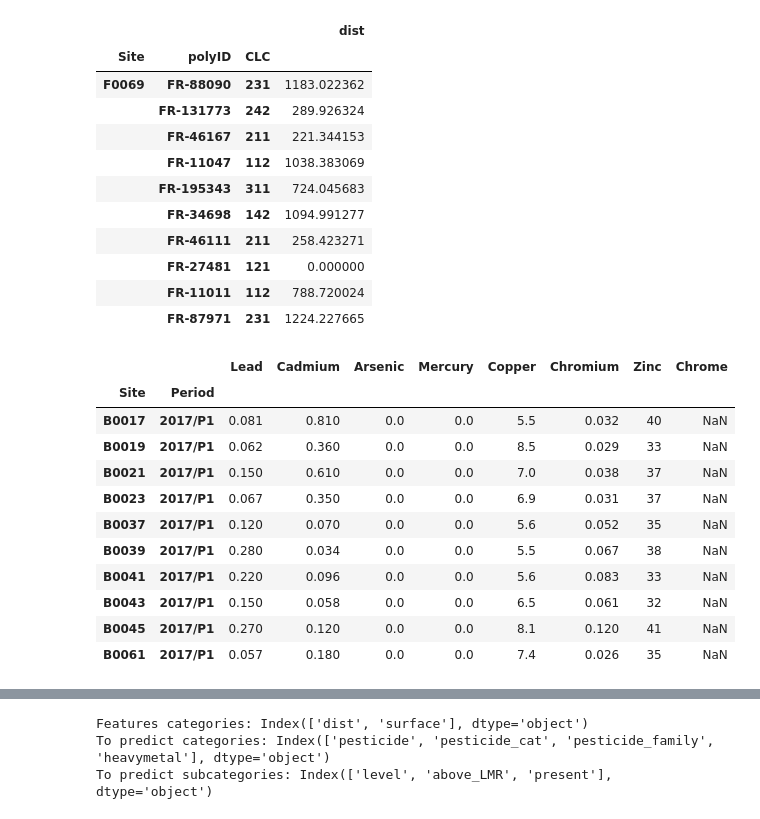
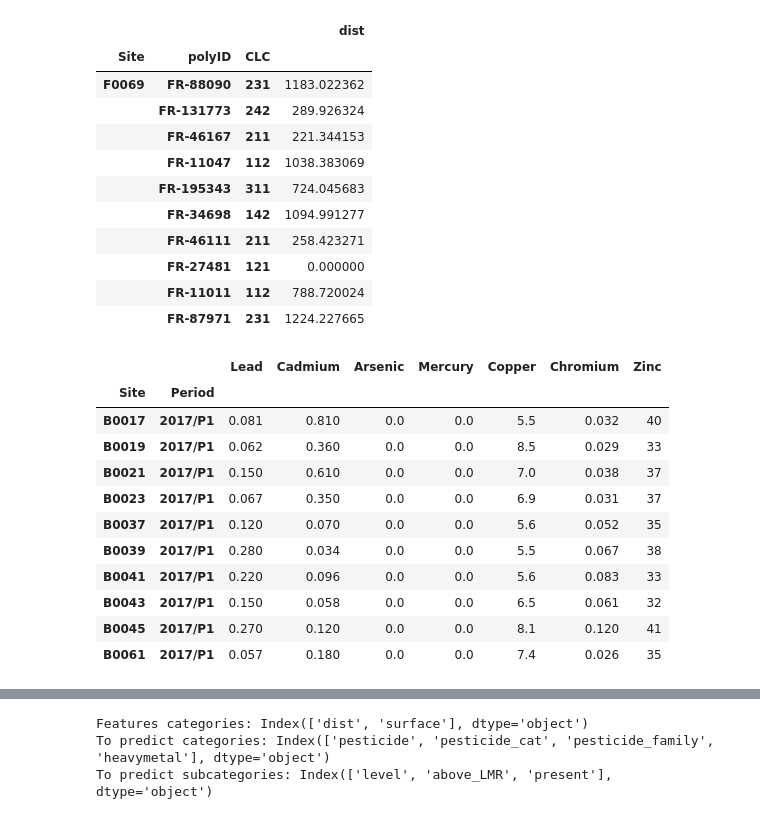
Before and after one commit to EbubekirKocadag/hackathon_beeodiversity, a Jupyter notebook: Draft_beeodiversity.ipynb, the cells around one changed output, grey strips where cells are left out. Drawn from its saved outputs; the diff is of its cells as text; code cells hidden in the pictures.

Commit message:
on the jupyter notebook, droped column Chrome and add it to column Chromium since it's the same think to delete all NaN value

```diff
--- a/Draft_beeodiversity.ipynb
+++ b/Draft_beeodiversity.ipynb
@@ -177,22 +177,25 @@ disthive.head(10)
 |  | FR-27481 | 121 | 0.000000 |
 |  | FR-11011 | 112 | 788.720024 |
 |  | FR-87971 | 231 | 1224.227665 |
-# %%
-heavy_metal_periods = load_periods("HM")
-heavy_metal_periods.head(10)
-# %% [output]
-|  |  | Lead | Cadmium | Arsenic | Mercury | Copper | Chromium | Zinc | Chrome |
-| Site | Period |  |  |  |  |  |  |  |  |
-| B0017 | 2017/P1 | 0.081 | 0.810 | 0.0 | 0.0 | 5.5 | 0.032 | 40 | NaN |
-| B0019 | 2017/P1 | 0.062 | 0.360 | 0.0 | 0.0 | 8.5 | 0.029 | 33 | NaN |
-| B0021 | 2017/P1 | 0.150 | 0.610 | 0.0 | 0.0 | 7.0 | 0.038 | 37 | NaN |
-| B0023 | 2017/P1 | 0.067 | 0.350 | 0.0 | 0.0 | 6.9 | 0.031 | 37 | NaN |
-| B0037 | 2017/P1 | 0.120 | 0.070 | 0.0 | 0.0 | 5.6 | 0.052 | 35 | NaN |
-| B0039 | 2017/P1 | 0.280 | 0.034 | 0.0 | 0.0 | 5.5 | 0.067 | 38 | NaN |
-| B0041 | 2017/P1 | 0.220 | 0.096 | 0.0 | 0.0 | 5.6 | 0.083 | 33 | NaN |
-| B0043 | 2017/P1 | 0.150 | 0.058 | 0.0 | 0.0 | 6.5 | 0.061 | 32 | NaN |
-| B0045 | 2017/P1 | 0.270 | 0.120 | 0.0 | 0.0 | 8.1 | 0.120 | 41 | NaN |
-| B0061 | 2017/P1 | 0.057 | 0.180 | 0.0 | 0.0 | 7.4 | 0.026 | 35 | NaN |
+# %%
+heavy_metal_periods = load_periods("HM")
+heavy_metal_periods = heavy_metal_periods.fillna(0)
+heavy_metal_periods['Chromium'] = heavy_metal_periods['Chromium'] + heavy_metal_periods['Chrome']
+heavy_metal_periods = heavy_metal_periods.drop(['Chrome'], axis=1)
+heavy_metal_periods.head(10)
+# %% [output]
+|  |  | Lead | Cadmium | Arsenic | Mercury | Copper | Chromium | Zinc |
+| Site | Period |  |  |  |  |  |  |  |
+| B0017 | 2017/P1 | 0.081 | 0.810 | 0.0 | 0.0 | 5.5 | 0.032 | 40 |
+| B0019 | 2017/P1 | 0.062 | 0.360 | 0.0 | 0.0 | 8.5 | 0.029 | 33 |
+| B0021 | 2017/P1 | 0.150 | 0.610 | 0.0 | 0.0 | 7.0 | 0.038 | 37 |
+| B0023 | 2017/P1 | 0.067 | 0.350 | 0.0 | 0.0 | 6.9 | 0.031 | 37 |
+| B0037 | 2017/P1 | 0.120 | 0.070 | 0.0 | 0.0 | 5.6 | 0.052 | 35 |
+| B0039 | 2017/P1 | 0.280 | 0.034 | 0.0 | 0.0 | 5.5 | 0.067 | 38 |
+| B0041 | 2017/P1 | 0.220 | 0.096 | 0.0 | 0.0 | 5.6 | 0.083 | 33 |
+| B0043 | 2017/P1 | 0.150 | 0.058 | 0.0 | 0.0 | 6.5 | 0.061 | 32 |
+| B0045 | 2017/P1 | 0.270 | 0.120 | 0.0 | 0.0 | 8.1 | 0.120 | 41 |
+| B0061 | 2017/P1 | 0.057 | 0.180 | 0.0 | 0.0 | 7.4 | 0.026 | 35 |
 # %%
 pesticides_periods = load_periods("Pesticides")
 pesticides_periods.head(10)
```
Also changed, not shown: parts of 1 cell of this notebook.
